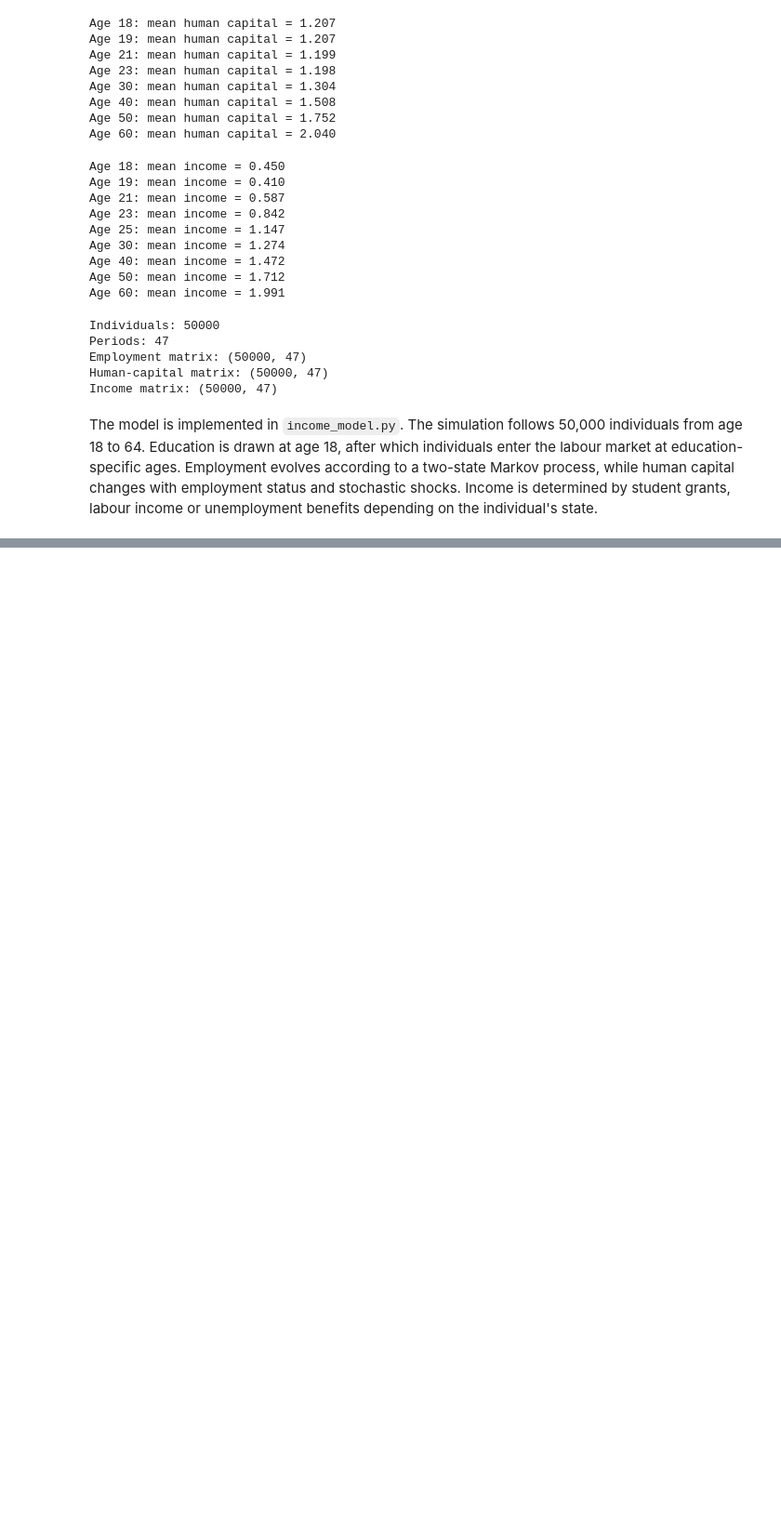
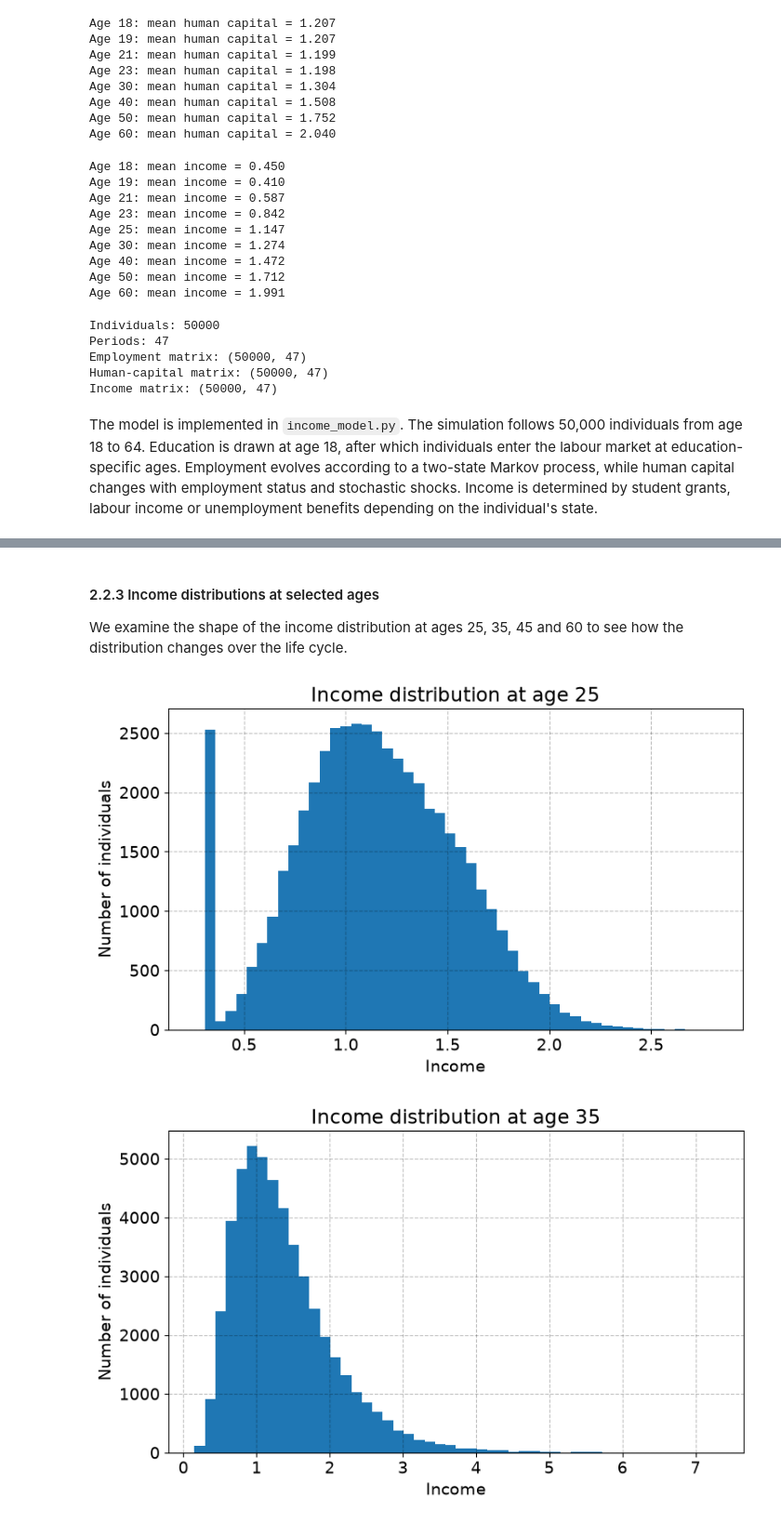
Before and after one commit to OttoBengtson/programming-for-economists, a Jupyter notebook: Data_Project_Version_1.ipynb, the cells around one changed output, grey strips where cells are left out. Shown at 93% size. Saved outputs shown, nothing was run; the diff lists cells and outputs as text; code cells hidden in the pictures; blank space fills up the shorter version.

```diff
--- a/Data_Project_Version_1.ipynb
+++ b/Data_Project_Version_1.ipynb
@@ -2410,0 +2666,39 @@ benefits depending on the individual's state.
+# %% [markdown]
+#### 2.2.3 Income distributions at selected ages
+
+We examine the shape of the income distribution at ages 25, 35, 45
+and 60 to see how the distribution changes over the life cycle.
+# %%
+# f. plot income distributions at selected ages
+
+# a. ages to examine
+selected_ages = [25, 35, 45, 60]
+
+# b. plot histogram for each age
+for age in selected_ages:
+
+    # i. find corresponding period
+    t = age - model.age_start
+
+    # ii. select income at given age
+    income_age = model.income[:, t]
+
+    # iii. create figure
+    fig = plt.figure(figsize=(8,5))
+    ax = fig.add_subplot(1,1,1)
+
+    # iv. histogram
+    ax.hist(
+        income_age,
+        bins=50
+    )
+
+    # v. labels
+    ax.set_title(f'Income distribution at age {age}')
+    ax.set_xlabel('Income')
+    ax.set_ylabel('Number of individuals')
+
+    fig.tight_layout()
+# %% [output]
+[figure, added]
+[figure, added]
```
Also changed, not shown: parts of 14 cells of this notebook.
